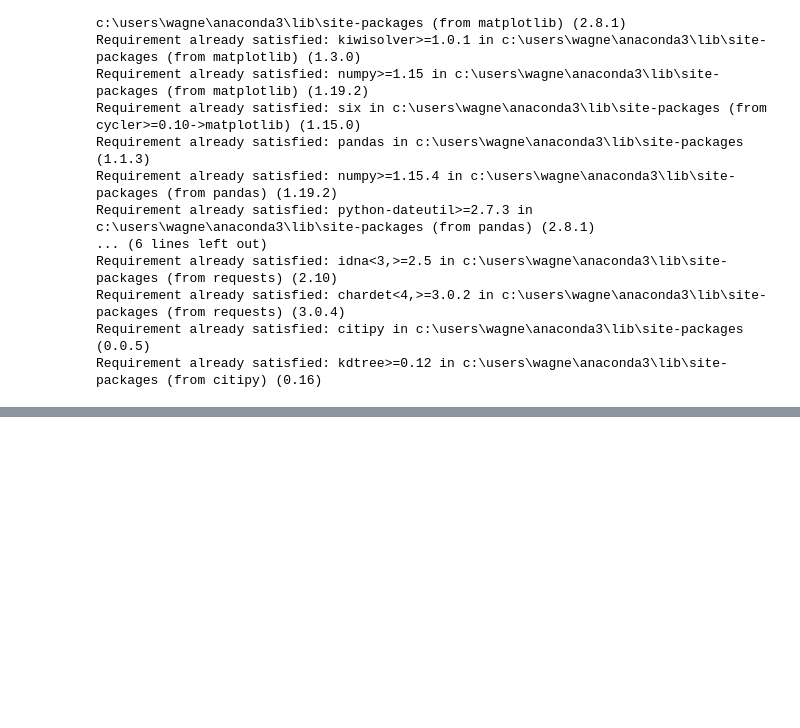
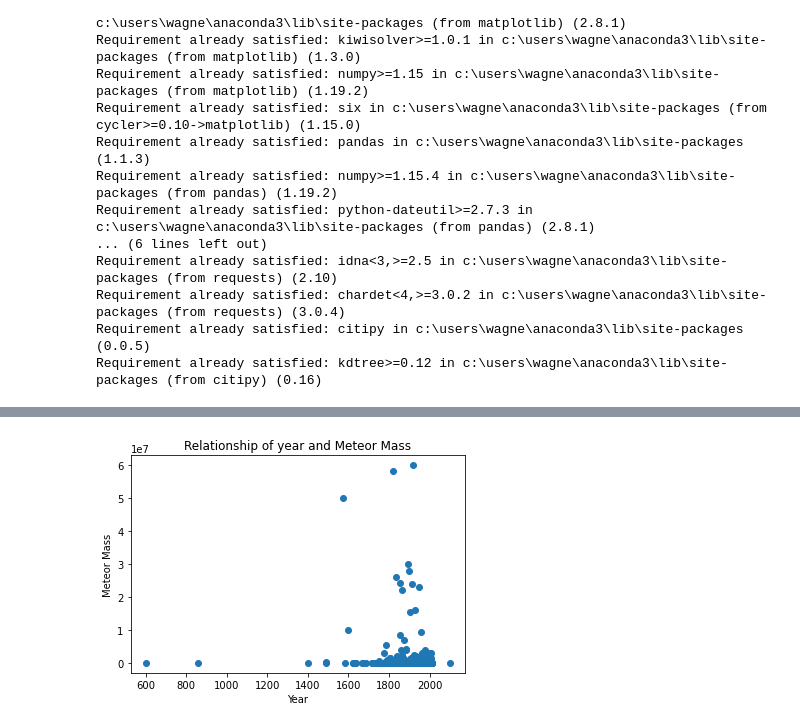
Before and after one commit to wagneree193/erin-obrien.github.io, a Jupyter notebook: Meteor.ipynb, the cells around one changed output, grey strips where cells are left out. Saved outputs shown, nothing was run; the diff lists cells and outputs as text; code cells hidden in the pictures; blank space fills up the shorter version.

```diff
--- a/Meteor.ipynb
+++ b/Meteor.ipynb
@@ -46,0 +81,9 @@ AttributeError: 'function' object has no attribute 'head'
+# %%
+plt.scatter(meteor_data['year'], meteor_data['mass'])
+plt.title('Relationship of year and Meteor Mass')
+plt.xlabel('Year')
+plt.ylabel('Meteor Mass')
+
+plt.show()
+# %% [output]
+[figure, added]
```
Also changed, not shown: parts of 6 cells of this notebook.
